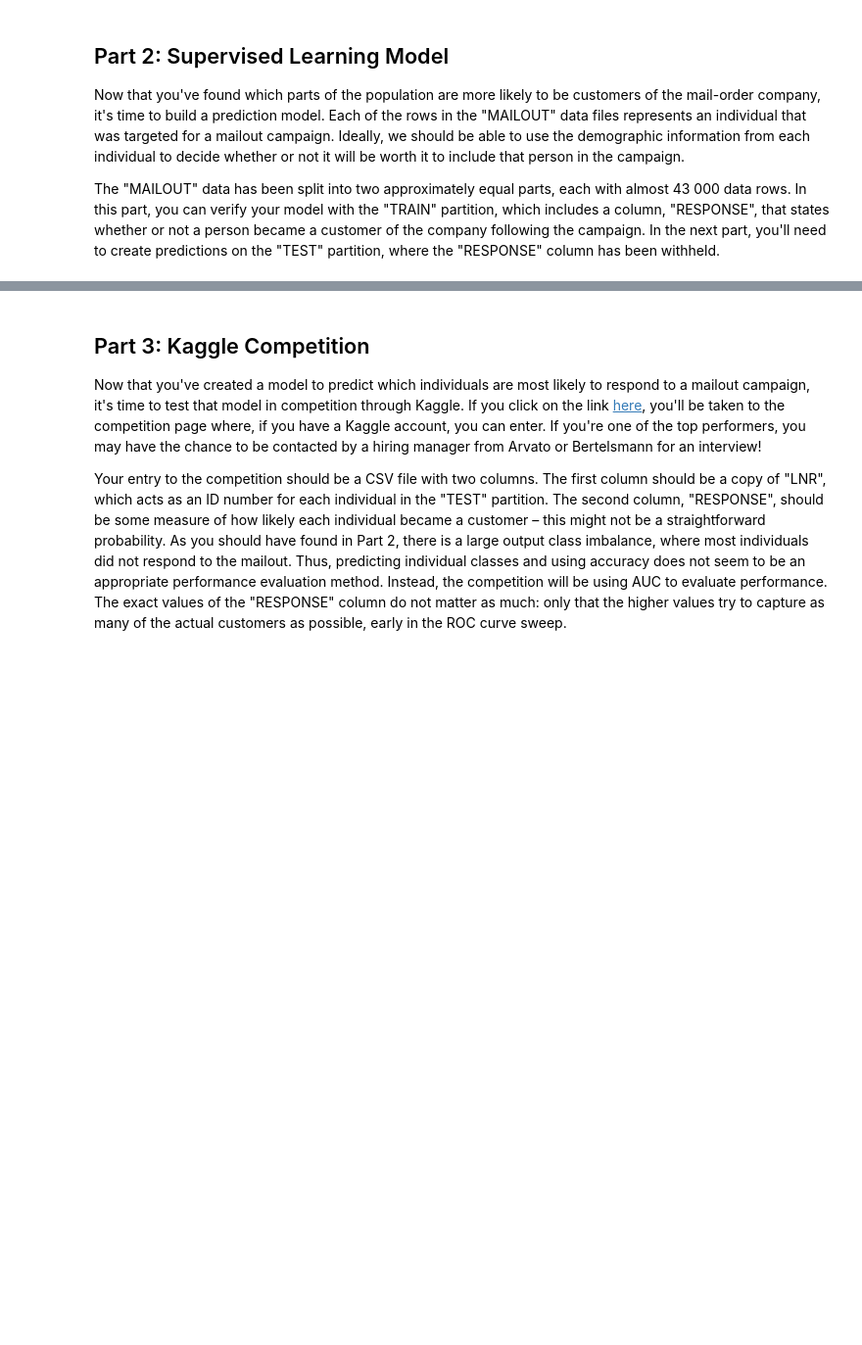
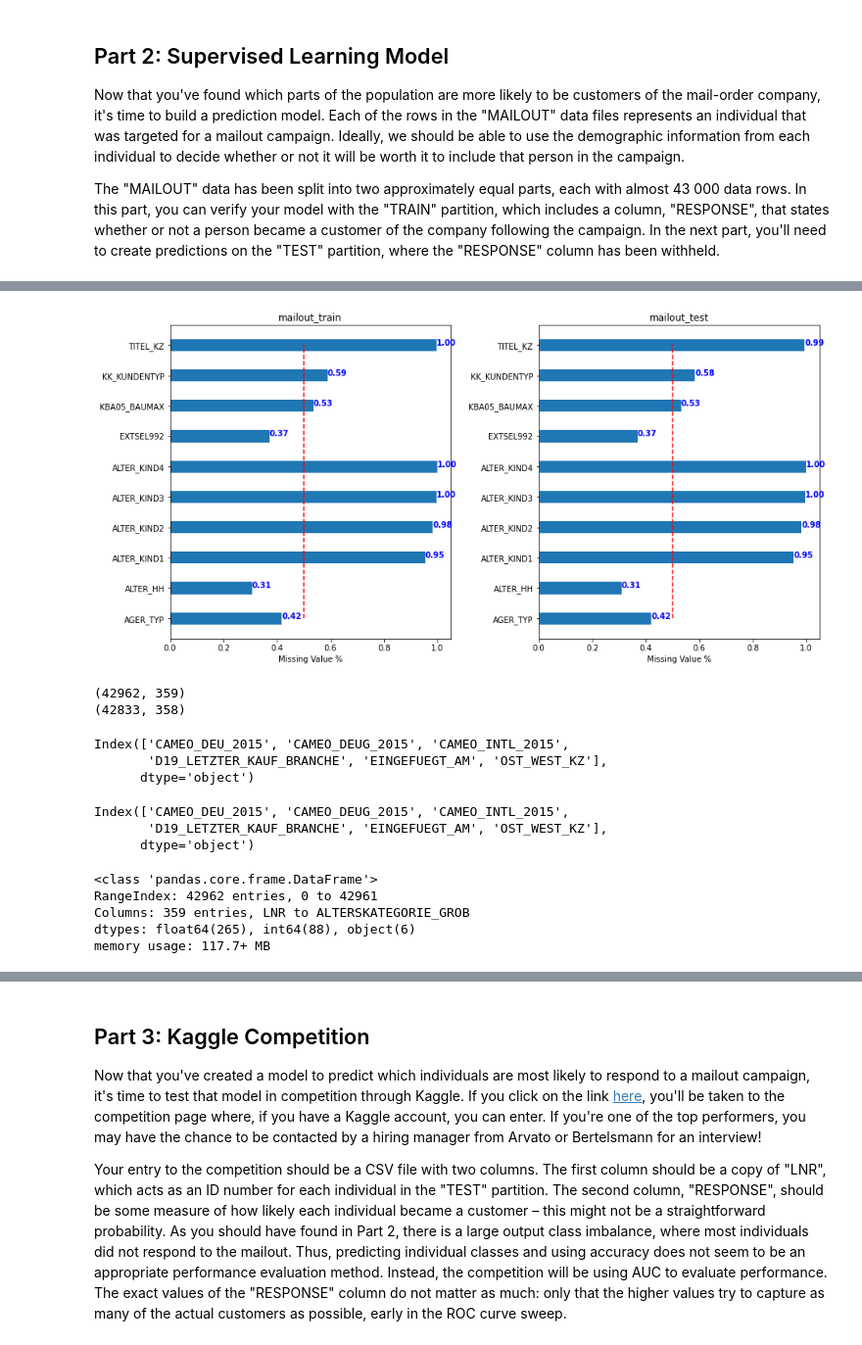
Before and after one commit to supulij/Arvato-Customer-Segmentation-for-mail-order, a Jupyter notebook: Arvato Project Workbook .ipynb, the cells around one changed output, grey strips where cells are left out. Shown at 98% size. Saved outputs shown, nothing was run; the diff lists cells and outputs as text; code cells hidden in the pictures; blank space fills up the shorter version.

```diff
--- a/Arvato Project Workbook .ipynb
+++ b/Arvato Project Workbook .ipynb
@@ -477,0 +557,3 @@ mailout_train = pd.read_csv('../../data/Term2/capstone/arvato_data/Udacity_MAILO
+# %%
+#open the file - delete file later
+mailout_train = pd.read_csv("mailout_train.gzip",compression='gzip')
@@ -477,0 +570,32 @@ mailout_train = pd.read_csv('../../data/Term2/capstone/arvato_data/Udacity_MAILO
+# %%
+#plot missing values percentage
+
+# Set up the matplotlib figure
+fig, axes = plt.subplots(figsize=(14, 8) , nrows = 1, ncols = 2)
+fig.tight_layout(pad=8.0)
+
+
+Dataset = [mailout_train, mailout_test]
+for i,data in enumerate(Dataset):
+    feature =[]
+    missing_value =[]
+    missing_limit = 0.3   #set the cutoff limit for missing value - 30%
+    total = data.shape[0]
+    titles = ['mailout_train', 'mailout_test']
+
+    for column in data:
+        missing_col = 1-(data[column].count()/total)     #calculate the missing value percentage
+        if  missing_col >= missing_limit:
+            feature.append(column)
+            missing_value.append(missing_col)
+
+
+    axes[i].barh(y = feature, width=missing_value, height=0.4)  #plot the graph
+    axes[i].set(xlabel='Missing Value %')
+    axes[i].set_title(titles[i])
+    axes[i].vlines(x = 0.5, ymin =feature[0], ymax=feature[-1], colors='r', linestyles='dashed')
+    for u, v in enumerate(missing_value):
+        value = "{:.2f}".format(v)
+        axes[i].text(v, u, str(value), color='blue', fontweight='bold')
+# %% [output]
+[figure, added]
@@ -477,0 +609,28 @@ mailout_train = pd.read_csv('../../data/Term2/capstone/arvato_data/Udacity_MAILO
+# %%
+print(mailout_train.shape)
+print(mailout_test.shape)
+# %% [output]
+(42962, 359)
+(42833, 358)
+# %%
+obj_list = mailout_train.select_dtypes(include='object').columns
+obj_list
+# %% [output]
+Index(['CAMEO_DEU_2015', 'CAMEO_DEUG_2015', 'CAMEO_INTL_2015',
+       'D19_LETZTER_KAUF_BRANCHE', 'EINGEFUEGT_AM', 'OST_WEST_KZ'],
+      dtype='object')
+# %%
+obj_list2 = mailout_test.select_dtypes(include='object').columns
+obj_list2
+# %% [output]
+Index(['CAMEO_DEU_2015', 'CAMEO_DEUG_2015', 'CAMEO_INTL_2015',
+       'D19_LETZTER_KAUF_BRANCHE', 'EINGEFUEGT_AM', 'OST_WEST_KZ'],
+      dtype='object')
+# %%
+mailout_train.info()
+# %% [output]
+<class 'pandas.core.frame.DataFrame'>
+RangeIndex: 42962 entries, 0 to 42961
+Columns: 359 entries, LNR to ALTERSKATEGORIE_GROB
+dtypes: float64(265), int64(88), object(6)
+memory usage: 117.7+ MB
```
Also changed, not shown: parts of 31 cells of this notebook.
